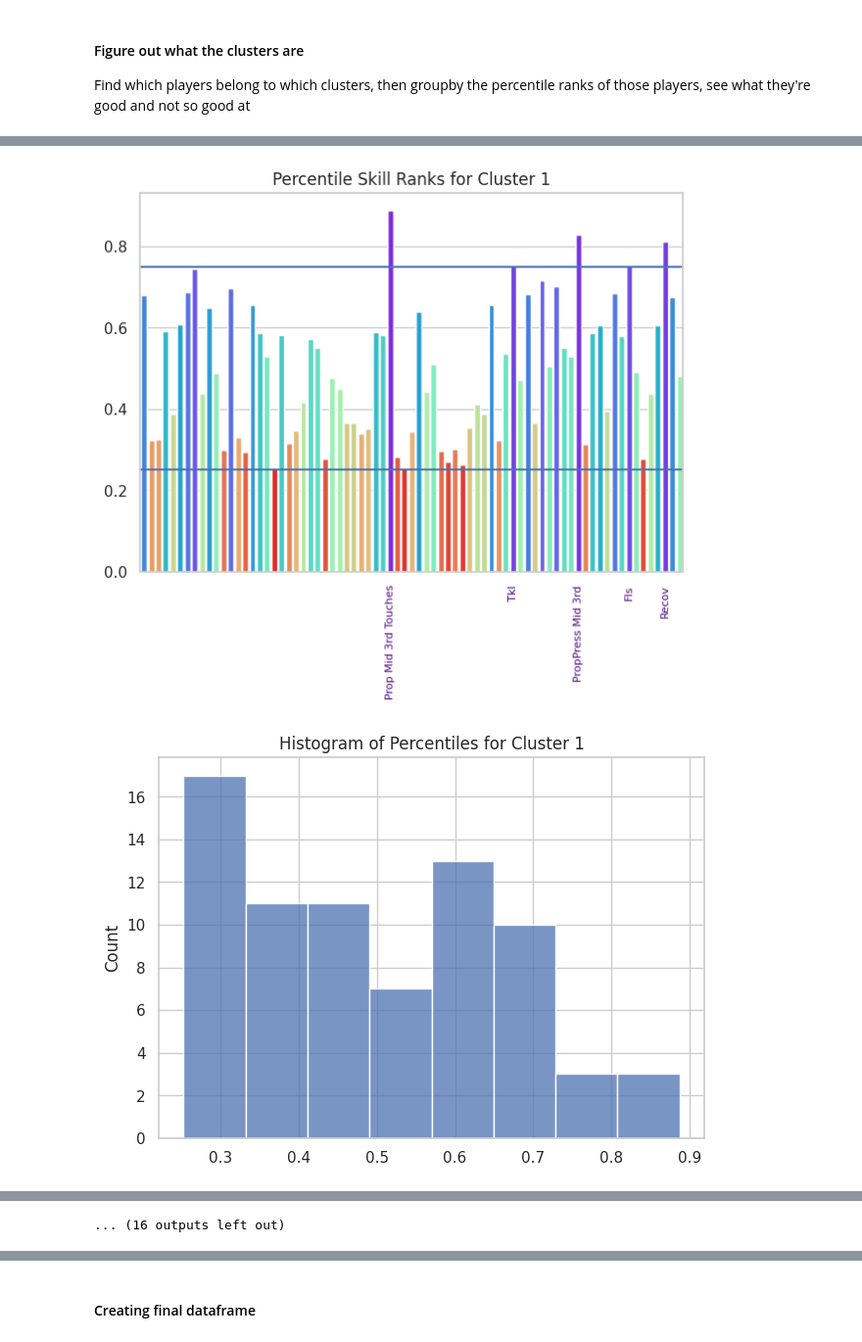
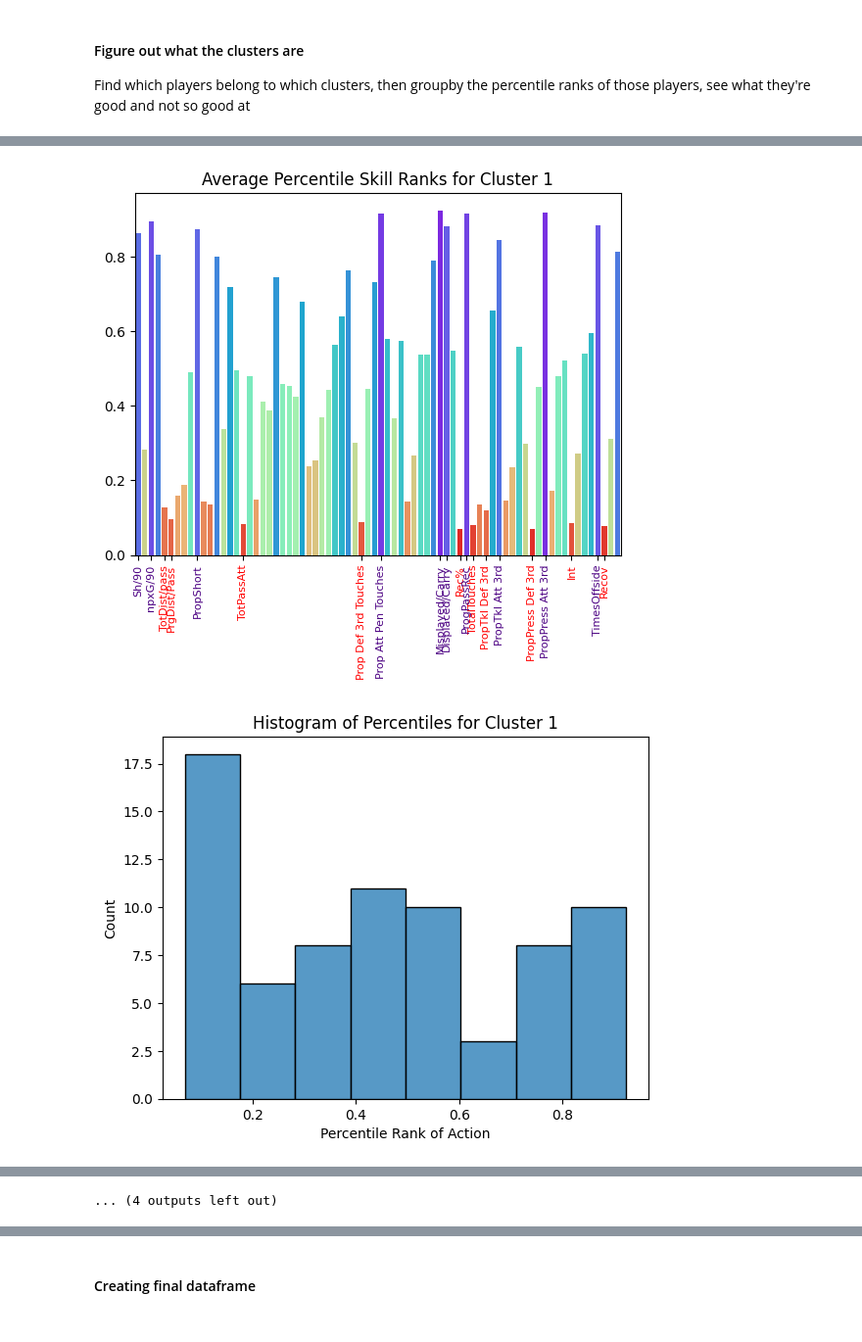
Before and after one commit to marcjbaron/soccer_scouting, a Jupyter notebook: notebooks/PtIII_cluster_analysis.ipynb, the cells around one changed output, grey strips where cells are left out. Shown at 98% size. Cells and saved outputs as stored; diff of their text form; code cells hidden in the pictures.

Commit message:
Added images and notebook updates

```diff
--- a/notebooks/PtIII_cluster_analysis.ipynb
+++ b/notebooks/PtIII_cluster_analysis.ipynb
@@ -228,12 +318,12 @@ BIC starts to elbow around 14, so stick with 14 clusters, Gaussian mixture. Have
 Need to be able to match player names to clusters and actually figure out what they do
 # %%
 # Finalize model
-gmm = GaussianMixture(
-    n_components=14,
-    covariance_type="full",
-    random_state = 4
+spectral = SpectralClustering(
+        eigen_solver="arpack",
+        affinity="nearest_neighbors",
+        n_clusters = 8,
+        random_state = 42
     )
 
-
-clusters = gmm.fit_predict(umap_data)
-pickle.dump(clusters, open('../models/clusters/gmm_cluster.p', "wb") )
+clusters = spectral.fit_predict(umap_data)
+# pickle.dump(clusters, open('../models/clusters/gmm_cluster.p', "wb") )
@@ -282,8 +366,6 @@ for element in range(len(umap_data)):
 cluster_pctl = data.iloc[:, 8:].rank(pct=True)
 cluster_pctl["Player Type"] = clusters
 # Drop stats that didn't contribute (mainly goal/assist stats)
-cluster_pctl.drop(columns = ["SoT%", "SoT/90", "Sh/90", 'Gls/90', 'G/Sh', 'G/SoT', 'np:G-xG', 'Ast',
+cluster_pctl.drop(columns = ['Gls/90', 'np:G-xG', 'Ast',
           'xA', 'A-xA',  'GCPass/90', 'GCDrib/90', 'onG', 'onGA', '+/-',
            'On-Off', 'onxG', 'onxGA', 'xG+/-', 'onG-xG', 'onGA-xGA', 'G-xG+/-'], inplace=True)
-
-cluster_pctl.iloc[:, :]
@@ -399,7 +525,9 @@ def playstyle_plots(cluster_num, data, high_pctl, low_pctl):
     plt.show()
 # %%
 for cluster_num in set(clusters):
-    playstyle_plots(cluster_num, cluster_avg, 0.75, 0.3)
+    playstyle_plots(cluster_num, cluster_avg)
+
+# Have way to save this, then just display png
 # %% [output]
-[figure, old version]
+[figure, new version]
-[figure, old version]
+[figure, new version]
@@ -416 +544 @@ for cluster_num in set(clusters):
-... (16 outputs left out)
+... (4 outputs left out)
```
Also changed, not shown: parts of 28 cells of this notebook, 36 other files.
